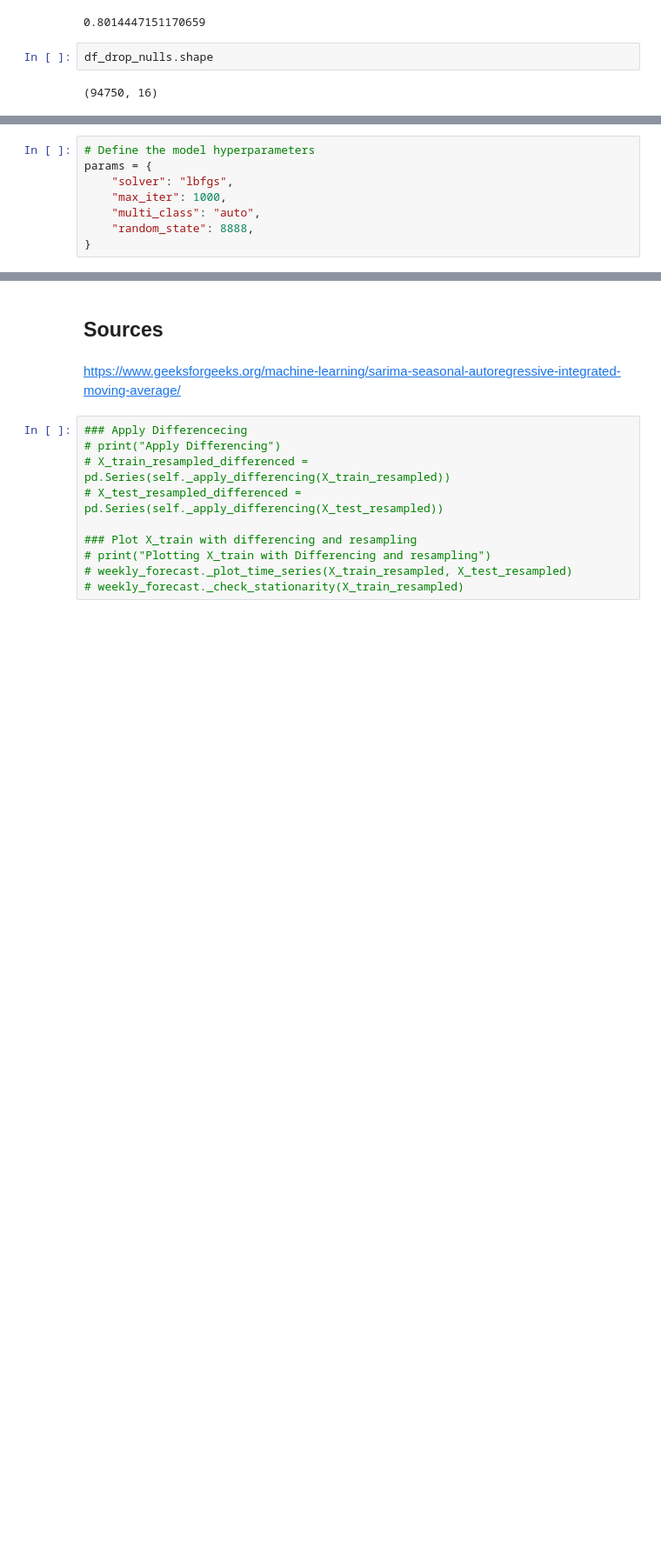
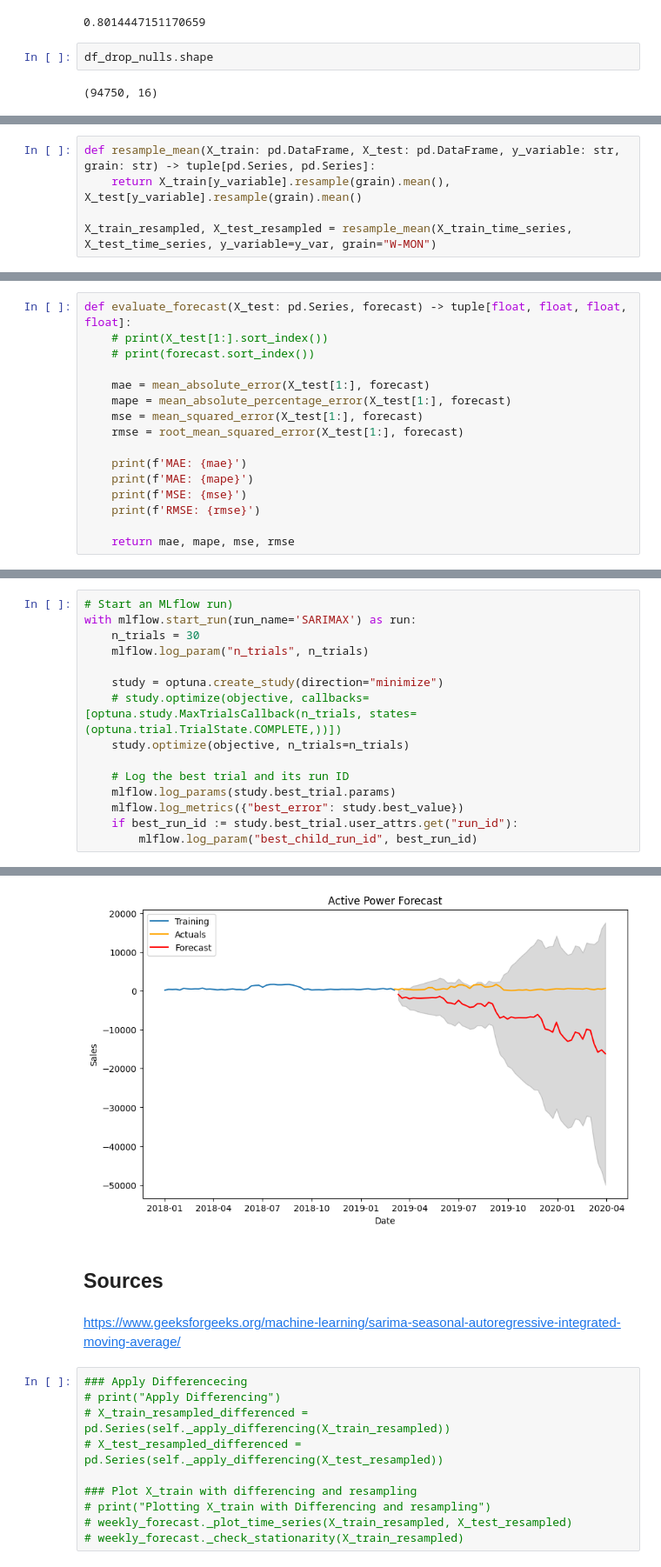
Before and after one commit to mathew-wai-lee/wind-energy-forecasting, a Jupyter notebook: experiments/EDA.ipynb, the cells around one changed output, grey strips where cells are left out. Shown at 87% size. Saved outputs shown, nothing was run; the diff lists cells and outputs as text; blank space fills up the shorter version.

Commit message:
Add optuna and refactor class into function steps

```diff
--- a/experiments/EDA.ipynb
+++ b/experiments/EDA.ipynb
@@ -242,0 +275,5 @@ df_drop_nulls.shape
+# %%
+def resample_mean(X_train: pd.DataFrame, X_test: pd.DataFrame, y_variable: str, grain: str) -> tuple[pd.Series, pd.Series]:
+    return X_train[y_variable].resample(grain).mean(), X_test[y_variable].resample(grain).mean()
+
+X_train_resampled, X_test_resampled = resample_mean(X_train_time_series, X_test_time_series, y_variable=y_var, grain="W-MON")
@@ -369,8 +304,0 @@ class time_seriesForecastSARIMA():
-# %%
-# Define the model hyperparameters
-params = {
-    "solver": "lbfgs",
-    "max_iter": 1000,
-    "multi_class": "auto",
-    "random_state": 8888,
-}
@@ -449,0 +315,16 @@ RMSE: 738.5720991986007
+# %%
+def evaluate_forecast(X_test: pd.Series, forecast) -> tuple[float, float, float, float]:
+    # print(X_test[1:].sort_index())
+    # print(forecast.sort_index())
+
+    mae = mean_absolute_error(X_test[1:], forecast)
+    mape = mean_absolute_percentage_error(X_test[1:], forecast)
+    mse = mean_squared_error(X_test[1:], forecast)
+    rmse = root_mean_squared_error(X_test[1:], forecast)
+
+    print(f'MAE: {mae}')
+    print(f'MAE: {mape}')
+    print(f'MSE: {mse}')
+    print(f'RMSE: {rmse}')
+
+    return mae, mape, mse, rmse
@@ -449,0 +458,16 @@ RMSE: 738.5720991986007
+# %%
+# Start an MLflow run)
+with mlflow.start_run(run_name='SARIMAX') as run:
+    n_trials = 30
+    mlflow.log_param("n_trials", n_trials)
+
+    study = optuna.create_study(direction="minimize")
+    # study.optimize(objective, callbacks=[optuna.study.MaxTrialsCallback(n_trials, states=(optuna.trial.TrialState.COMPLETE,))])
+    study.optimize(objective, n_trials=n_trials)
+
+    # Log the best trial and its run ID
+    mlflow.log_params(study.best_trial.params)
+    mlflow.log_metrics({"best_error": study.best_value})
+    if best_run_id := study.best_trial.user_attrs.get("run_id"):
+        mlflow.log_param("best_child_run_id", best_run_id)
+# %% [output]
@@ -450,3 +492,4 @@ RMSE: 738.5720991986007
+[figure, added]
 # %% [markdown]
 ## Sources
 # %% [markdown]
```
Also changed, not shown: parts of 16 cells of this notebook, 1 other file.
